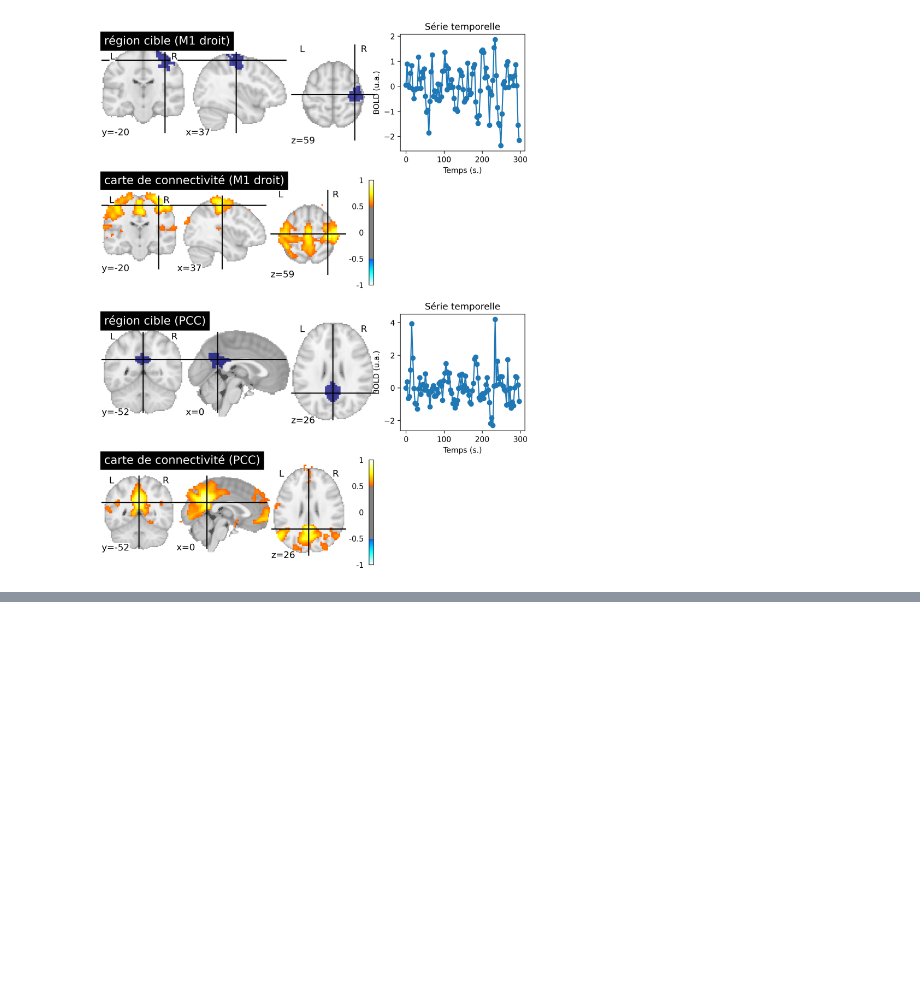
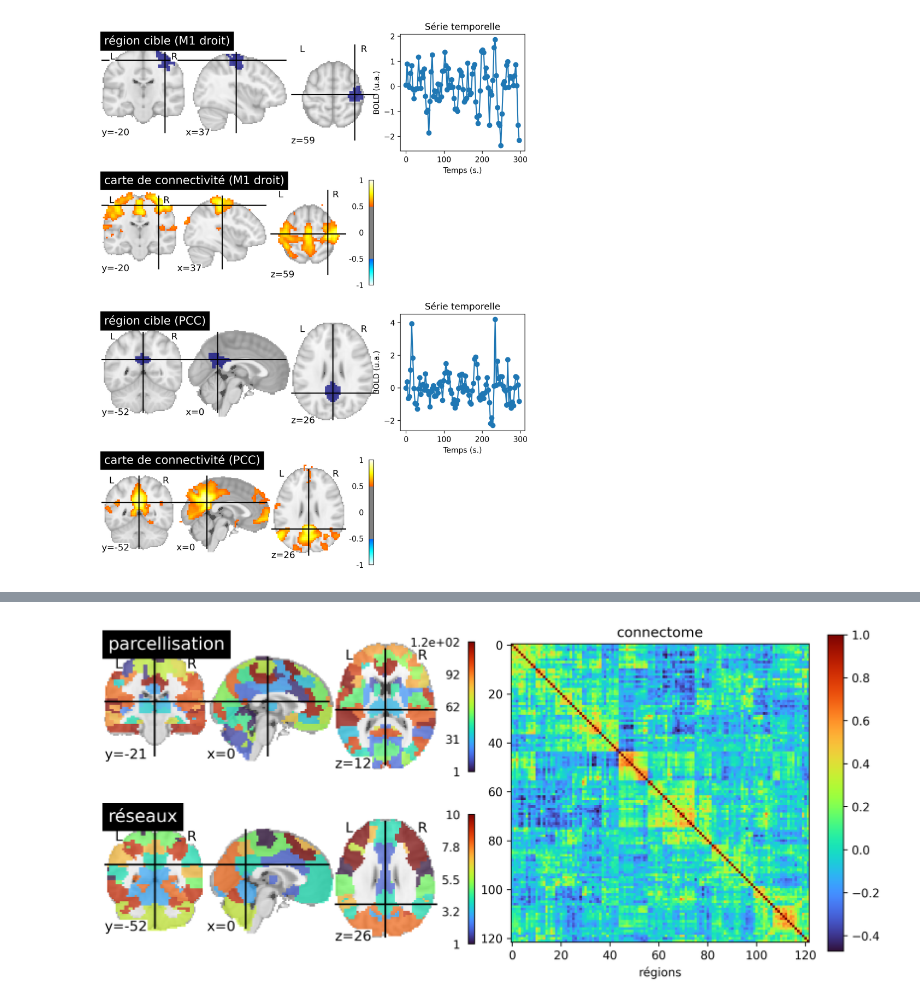
Before and after one commit to methodes-cogneuro/methodes-cogneuro.github.io, a Jupyter notebook: _sources/connectivite.ipynb, the cells around one changed output, grey strips where cells are left out. Drawn from its saved outputs; the diff is of its cells as text; code cells hidden in the pictures; blank space fills up the shorter version.

```diff
--- a/_sources/connectivite.ipynb
+++ b/_sources/connectivite.ipynb
@@ -386,0 +386,91 @@ HTML('<iframe width="560" height="315" src="https://www.youtube.com/embed/5v4nnQ
+# %%
+# Importe les librairies
+import numpy as np
+import matplotlib.pyplot as plt
+import pandas as pd
+from nilearn import datasets
+from nilearn.image import math_img
+from nilearn import image
+from nilearn import masking
+from nilearn.glm.first_level import FirstLevelModel
+from nilearn import input_data
+from nilearn.input_data import NiftiLabelsMasker
+from nilearn.input_data import NiftiMasker
+from nilearn import plotting
+
+# initialisation de la figure
+fig = plt.figure(figsize=(12, 5), dpi=300)
+
+# Importe les données
+basc = datasets.fetch_atlas_basc_multiscale_2015() # the BASC multiscale atlas
+adhd = datasets.fetch_adhd(n_subjects=10)          # ADHD200 preprocessed data (Athena pipeline)\
+
+# Paramètres du pré-traitement
+num_data = 1
+fwhm = 8
+high_pass = 0.01
+high_variance_confounds = False
+time_samp = range(0, 100)
+
+# Extrait le signal par parcelle pour un atlas fonctionnel (BASC)
+masker = input_data.NiftiLabelsMasker(
+                                      basc['scale122'],
+                                      resampling_target="data",
+                                      high_pass=high_pass,
+                                      t_r=3,
+                                      high_variance_confounds=high_variance_confounds,
+                                      standardize=True,
+                                      memory='nilearn_cache',
+                                      memory_level=1,
+                                      smoothing_fwhm=fwhm).fit()
+tseries = masker.transform(adhd.func[num_data])
+print(f"Time series with shape {tseries.shape} (# time points, # parcels))")
+
+
+# Applique une correction du signal global
+from nilearn.signal import clean as signal_clean
+gb_signal = signal_clean(
+                        tseries.mean(axis=1).reshape([tseries.shape[0], 1]),
+                        high_pass=high_pass,
+                        t_r=3,
+                        standardize=True)
+tseries = masker.transform(adhd.func[num_data], confounds=gb_signal)
+
+# Affiche le template
+ax_plot = plt.subplot2grid((2, 4), (0, 0), colspan=2)
+plotting.plot_roi(basc['scale122'], title="parcellisation", axes=ax_plot, colorbar=True, cmap="turbo")
+
+# We generate a connectome
+from nilearn.connectome import ConnectivityMeasure
+conn = np.squeeze(ConnectivityMeasure(kind='correlation').fit_transform([tseries]))
+
+# we use scipy's hierarchical clustering implementation
+from scipy.cluster.hierarchy import dendrogram, linkage, cut_tree
+# That's the hierarchical clustering step
+hier = linkage(conn, method='average', metric='euclidean') # scipy's hierarchical clustering
+# HAC proceeds by iteratively merging brain regions, which can be visualized with a tree
+res = dendrogram(hier, get_leaves=True, no_plot=True) # Generate a dendrogram from the hierarchy
+order = res.get('leaves') # Extract the order on parcels from the dendrogram
+part = np.squeeze(cut_tree(hier, n_clusters=10))
+
+# Montre le connectome
+ax_plot = plt.subplot2grid((2, 4), (0, 2), rowspan=2, colspan=2)
+ax_plot.set_xlabel('régions')
+ax_plot.set_title('connectome')
+pos = ax_plot.imshow(conn[order, :][:, order], cmap='turbo', interpolation='nearest')
+fig.colorbar(pos, ax=ax_plot)
+
+# Montre les réseaux
+ax_plot = plt.subplot2grid((2, 4), (1, 0), colspan=2)
+part_img = masker.inverse_transform(part.reshape([1, 122]) + 1) # note the sneaky shift to 1-indexing
+plotting.plot_roi(part_img,
+                  title="réseaux",
+                  colorbar=True,
+                  cmap="turbo",
+                  axes=ax_plot,
+                  cut_coords=[0, -52, 26])
+
+# Glue the figure
+from myst_nb import glue
+glue("network-fig", fig, display=False)
+# %% [output]
@@ -386,0 +478 @@ HTML('<iframe width="560" height="315" src="https://www.youtube.com/embed/5v4nnQ
+[figure, added]
```
Also changed, not shown: parts of 15 cells of this notebook, 24 other files.
